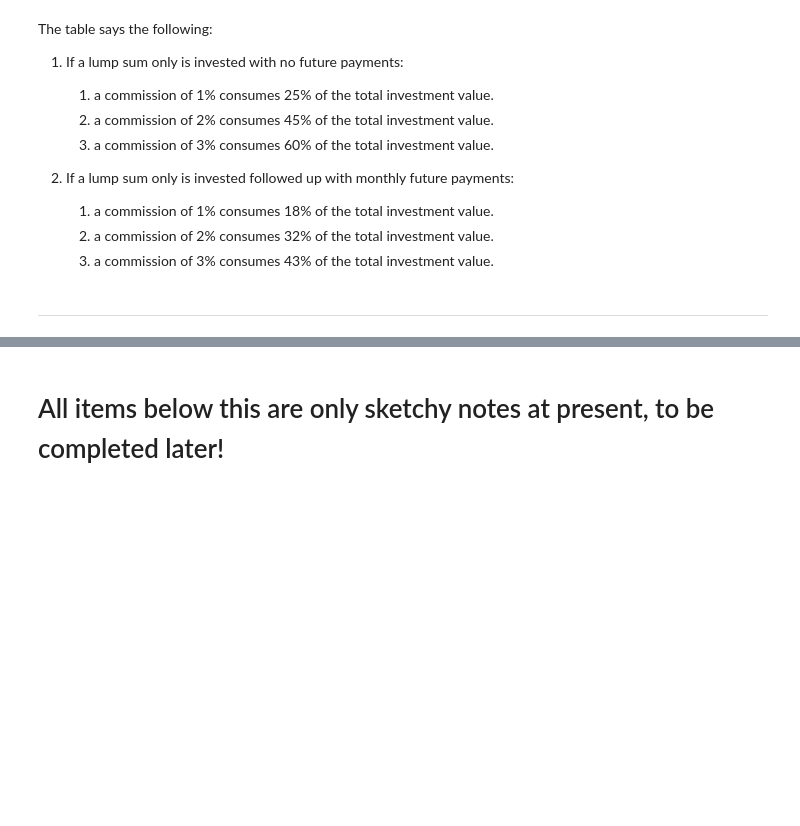
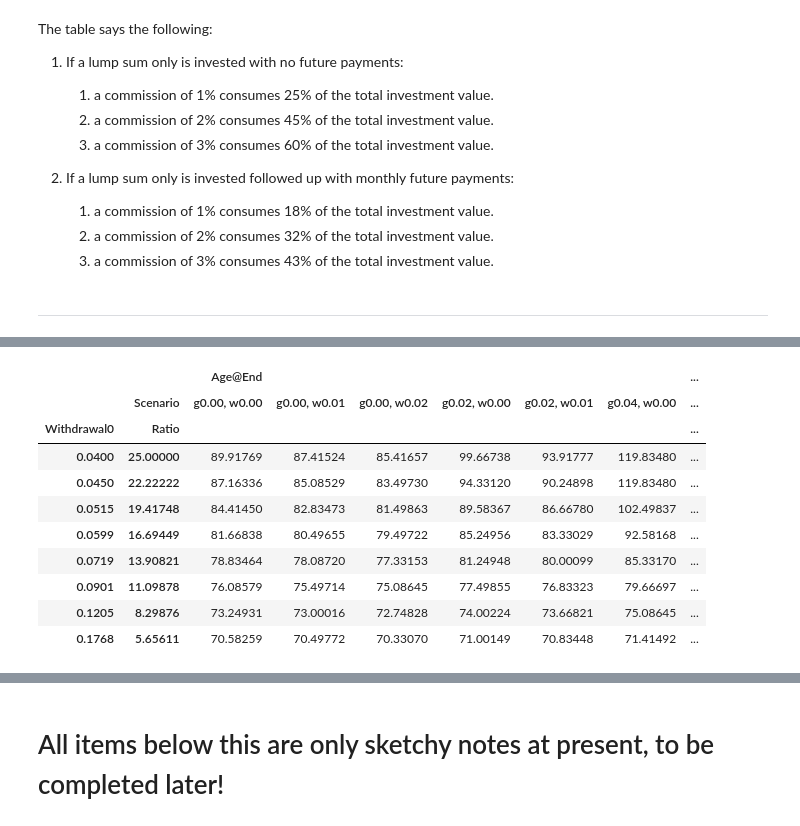
Before and after one commit to NelisW/RetirementPlanning, a Jupyter notebook: PersonalFinancialPlanning.ipynb, the cells around one changed output, grey strips where cells are left out. Cells and saved outputs as stored; diff of their text form; code cells hidden in the pictures; blank space fills up the shorter version.

```diff
--- a/PersonalFinancialPlanning.ipynb
+++ b/PersonalFinancialPlanning.ipynb
@@ -1459,0 +1465,36 @@ The table says the following:
+# %%
+initialsum = -1000000
+retire_age=65
+
+scenarios = {
+    'g0.00, w0.00':{'growthrate':0.00, 'withdrawalrate':0.00},
+    'g0.00, w0.01':{'growthrate':0.00, 'withdrawalrate':0.01},
+    'g0.02, w0.00':{'growthrate':0.02, 'withdrawalrate':0.00},
+    'g0.02, w0.01':{'growthrate':0.02, 'withdrawalrate':0.01},
+    'g0.04, w0.00':{'growthrate':0.04, 'withdrawalrate':0.00},
+    'g0.04, w0.01':{'growthrate':0.04, 'withdrawalrate':0.01},
+    'g0.00, w0.02':{'growthrate':0.00, 'withdrawalrate':0.02}
+}
+
+dfa = pd.DataFrame()
+dfSum = pd.DataFrame()
+
+# for annualwithdrawal in  [0.04,0.045,0.05,0.06,0.072,0.09,0.12,0.175]:
+for annualwithdrawal in  [0.04,0.045,0.0515,0.0599,0.0719,0.0901,0.1205,0.1768]:
+    withdrawal = initialsum * annualwithdrawal / 12
+
+    for scenario in scenarios:
+        growthrate = scenarios[scenario]['growthrate']
+        withdrawalrate = scenarios[scenario]['withdrawalrate']
+
+        df, stats = investmovement_table(scenario=scenario,initialsum=initialsum, growthrate=growthrate,
+                 withdrawal=withdrawal, withdrawalrate=withdrawalrate,retire_age=retire_age,ID='')
+
+        dfa = dfa.append(df)
+
+       # append all summaries into single df
+        dfSum = dfSum.append(stats,ignore_index=True)
+
+dfSum['Ratio'] = dfSum['Initialsum']/(12 * dfSum['Withdrawal'])
+dfSum['Withdrawal0'] = 1 / dfSum['Ratio']
+print(dfSum.head())
@@ -1459,0 +1520,15 @@ The table says the following:
+# %%
+dfAgeEnd = pd.pivot_table(dfSum, index=['Withdrawal0','Ratio'],values=['Age@End'],columns=['Scenario'])
+display(HTML(dfAgeEnd.to_html()))
+# %% [output]
+|  |  | Age@End |  |  |  |  |  | ... |
+|  | Scenario | g0.00, w0.00 | g0.00, w0.01 | g0.00, w0.02 | g0.02, w0.00 | g0.02, w0.01 | g0.04, w0.00 | ... |
+| Withdrawal0 | Ratio |  |  |  |  |  |  | ... |
+| 0.0400 | 25.00000 | 89.91769 | 87.41524 | 85.41657 | 99.66738 | 93.91777 | 119.83480 | ... |
+| 0.0450 | 22.22222 | 87.16336 | 85.08529 | 83.49730 | 94.33120 | 90.24898 | 119.83480 | ... |
+| 0.0515 | 19.41748 | 84.41450 | 82.83473 | 81.49863 | 89.58367 | 86.66780 | 102.49837 | ... |
+| 0.0599 | 16.69449 | 81.66838 | 80.49655 | 79.49722 | 85.24956 | 83.33029 | 92.58168 | ... |
+| 0.0719 | 13.90821 | 78.83464 | 78.08720 | 77.33153 | 81.24948 | 80.00099 | 85.33170 | ... |
+| 0.0901 | 11.09878 | 76.08579 | 75.49714 | 75.08645 | 77.49855 | 76.83323 | 79.66697 | ... |
+| 0.1205 | 8.29876 | 73.24931 | 73.00016 | 72.74828 | 74.00224 | 73.66821 | 75.08645 | ... |
+| 0.1768 | 5.65611 | 70.58259 | 70.49772 | 70.33070 | 71.00149 | 70.83448 | 71.41492 | ... |
```
Also changed, not shown: parts of 51 cells of this notebook, 1 other file.
